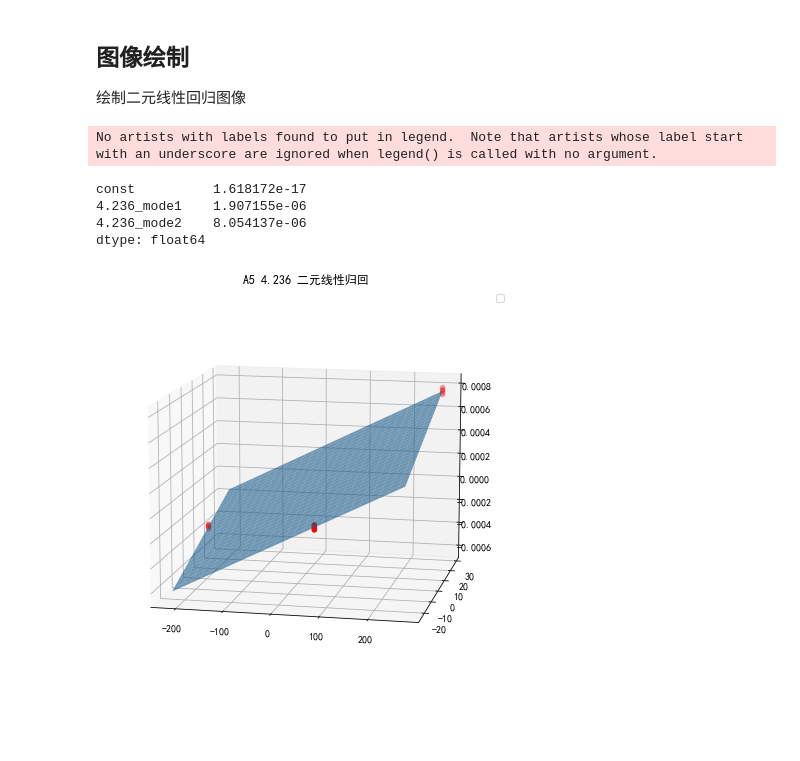
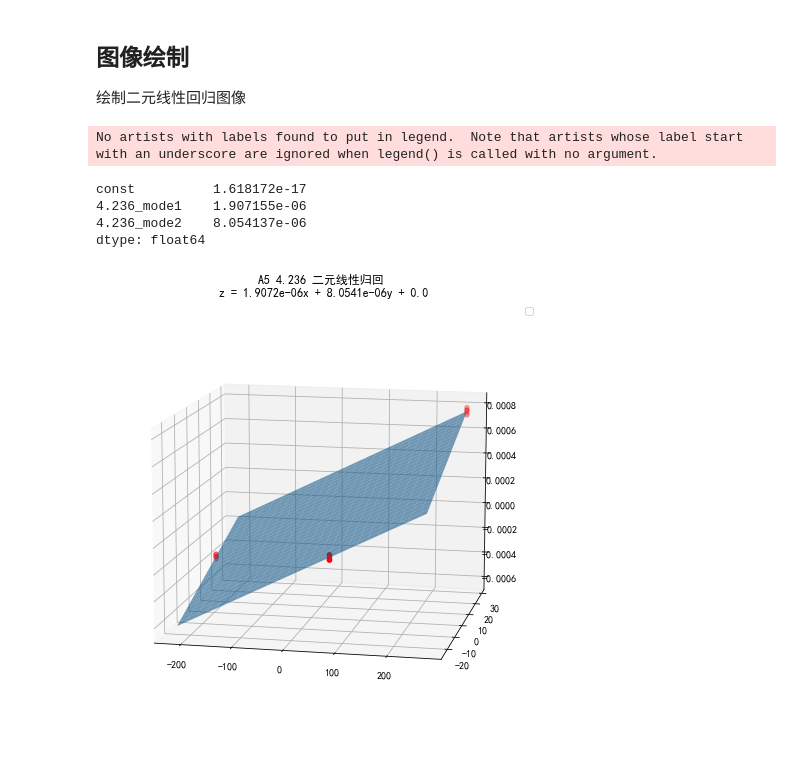
Before and after one commit to YouHR2410/Strategy_Coupling_Analysis_Algorithm, a Jupyter notebook: A5_demo.ipynb, the cells around one changed output. Cells and saved outputs as stored; diff of their text form; code cells hidden in the pictures; blank space fills up the shorter version.

```diff
--- a/A5_demo.ipynb
+++ b/A5_demo.ipynb
@@ -115,34 +115,34 @@ plt.rcParams["axes.unicode_minus"] = False
 x_1 = data[(str)(A5_a_value) + '_mode1']
 x_2 = data[(str)(A5_a_value) + '_mode2']
 y_t = data[(str)(A5_a_value) + '_from_csv']
 
 
-fig = plt.figure(figsize=(16,8))
+fig = plt.figure(figsize=(8,8))
 
 
 
-ax = fig.add_subplot(1, 2, 1, projection='3d')
+ax = fig.add_subplot(1, 1, 1, projection='3d')
 ax.scatter(x_1, x_2, y_t, c='red', s=20)
 
 k = res.params
 print(k)
 
 x1 = np.linspace(min(x_1), max(x_1), 100)
 x2 = np.linspace(min(x_2), max(x_2), 100)
 x, y =np.meshgrid(x1, x2)
 z = k[0] + k[1] * x + k[2] * y
 ax.plot_surface(x, y, z,rstride=4,cstride=4,alpha=0.6)
 ax.legend()
-ax.set_title('A5 ' + (str)(A5_a_value)  + ' 二元线性归回')
+ax.set_title(('A5 ' + (str)(A5_a_value)  + ' 二元线性归回\n z = {}x + {}y + {}').format(round(k[1],10), round(k[2],10),round(k[0],10)))
 ax.view_init(12,-78)
 
 plt.show()
 fig_name = ".\\figure\\A5_" + (str)(A5_a_value) +".png"
 fig.savefig(fig_name)
 # %% [output]
 No artists with labels found to put in legend.  Note that artists whose label start with an underscore are ignored when legend() is called with no argument.
 const          1.618172e-17
 4.236_mode1    1.907155e-06
 4.236_mode2    8.054137e-06
 dtype: float64
-[figure, old version]
+[figure, new version]
```
Also changed, not shown: parts of 1 cell of this notebook, 6 other files.
